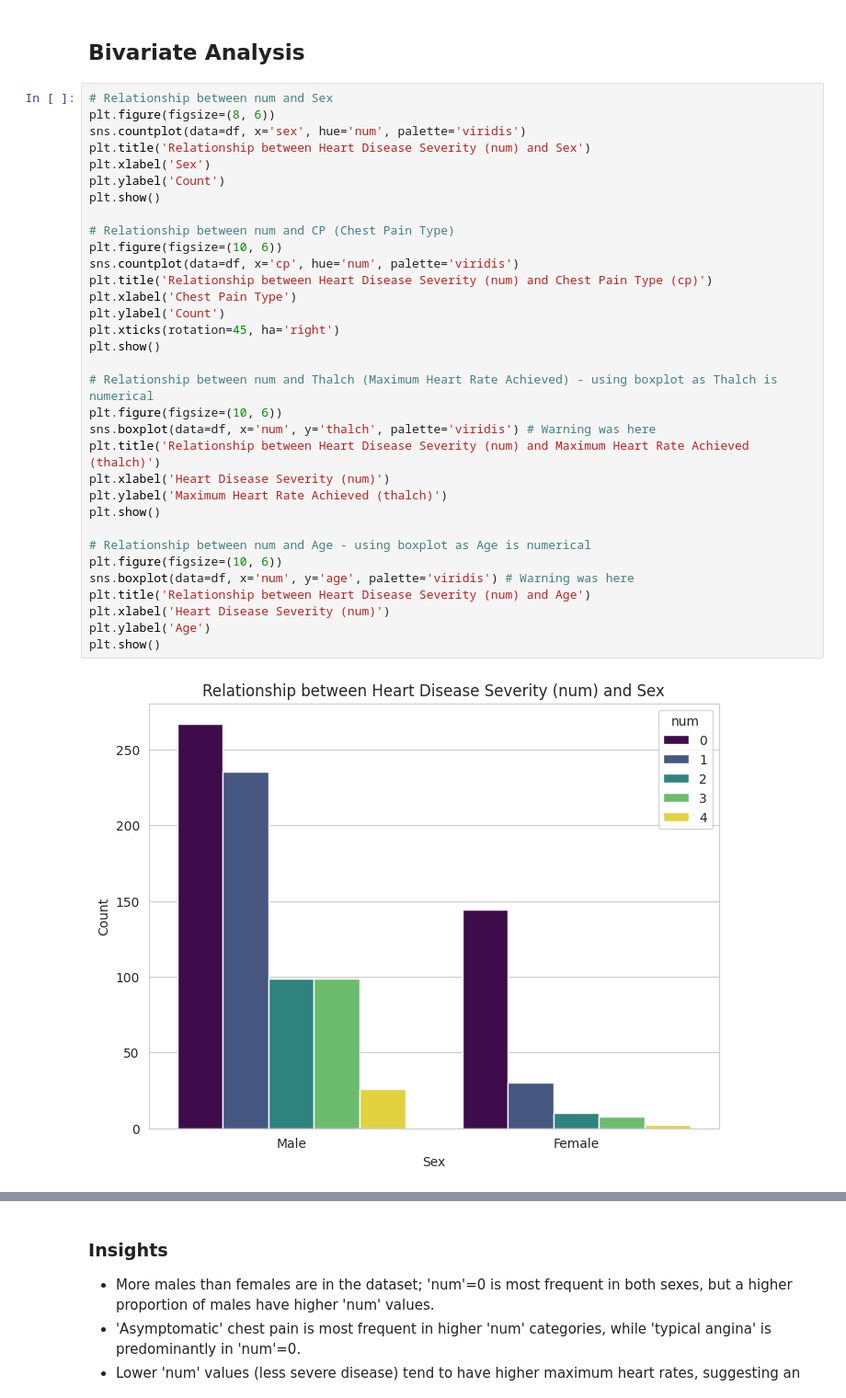
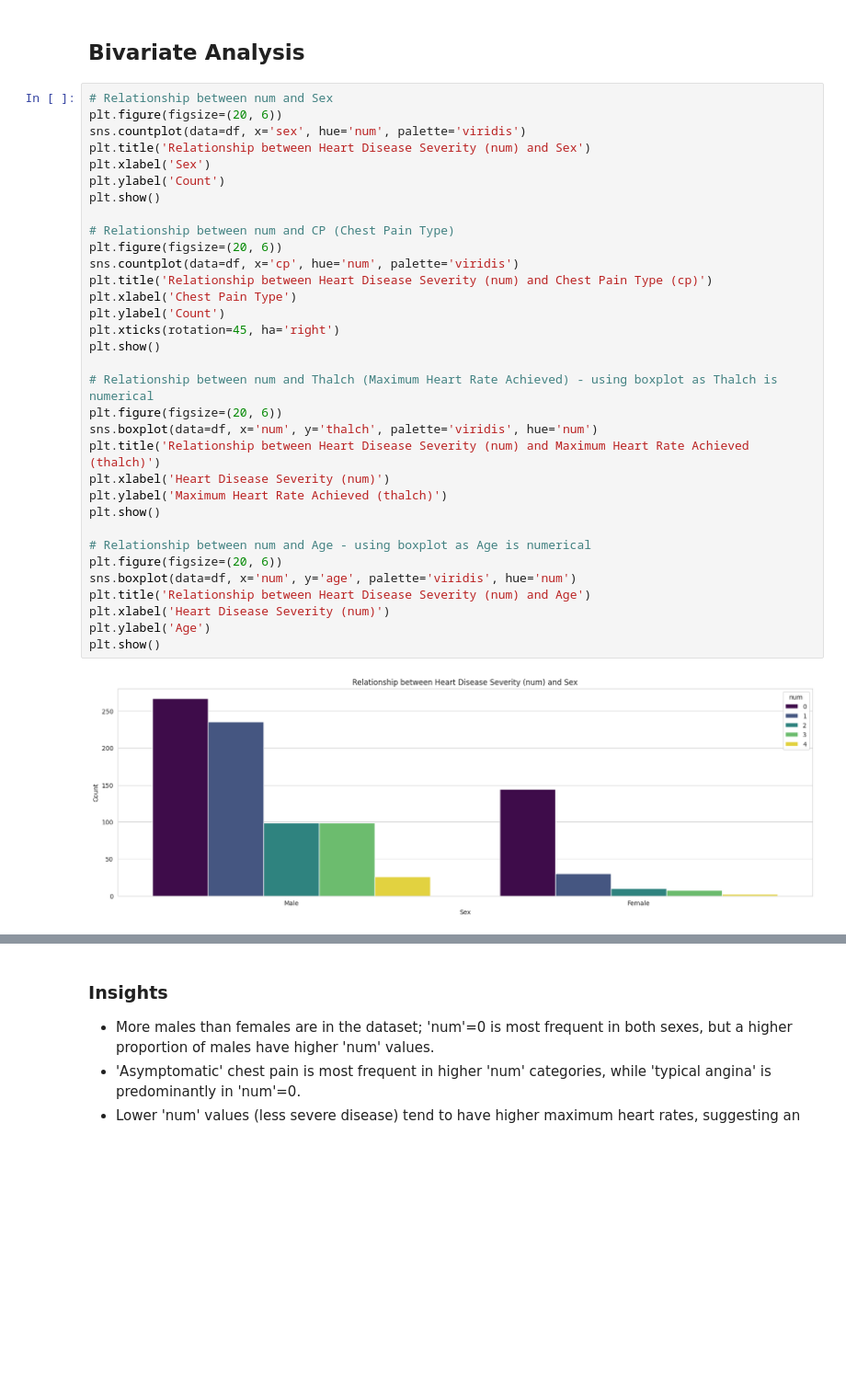
Before and after one commit to shrutishukla19/DS-Projects, a Jupyter notebook: L4 AI in Healthcare Building a Life-Saving Heart Disease Predictor/Heart_Disease_Predictor.ipynb, the cells around one changed output, grey strips where cells are left out. Shown at 92% size. Drawn from its saved outputs; the diff is of its cells as text; blank space fills up the shorter version.

```diff
--- a/L4 AI in Healthcare Building a Life-Saving Heart Disease Predictor/Heart_Disease_Predictor.ipynb
+++ b/L4 AI in Healthcare Building a Life-Saving Heart Disease Predictor/Heart_Disease_Predictor.ipynb
@@ -193,36 +193,36 @@ Distribution of Categorical Features:
 ## **Bivariate Analysis**
 # %%
 # Relationship between num and Sex
-plt.figure(figsize=(8, 6))
+plt.figure(figsize=(20, 6))
 sns.countplot(data=df, x='sex', hue='num', palette='viridis')
 plt.title('Relationship between Heart Disease Severity (num) and Sex')
 plt.xlabel('Sex')
 plt.ylabel('Count')
 plt.show()
 
 # Relationship between num and CP (Chest Pain Type)
-plt.figure(figsize=(10, 6))
+plt.figure(figsize=(20, 6))
 sns.countplot(data=df, x='cp', hue='num', palette='viridis')
 plt.title('Relationship between Heart Disease Severity (num) and Chest Pain Type (cp)')
 plt.xlabel('Chest Pain Type')
 plt.ylabel('Count')
 plt.xticks(rotation=45, ha='right')
 plt.show()
 
 # Relationship between num and Thalch (Maximum Heart Rate Achieved) - using boxplot as Thalch is numerical
-plt.figure(figsize=(10, 6))
-sns.boxplot(data=df, x='num', y='thalch', palette='viridis') # Warning was here
+plt.figure(figsize=(20, 6))
+sns.boxplot(data=df, x='num', y='thalch', palette='viridis', hue='num')
 plt.title('Relationship between Heart Disease Severity (num) and Maximum Heart Rate Achieved (thalch)')
 plt.xlabel('Heart Disease Severity (num)')
 plt.ylabel('Maximum Heart Rate Achieved (thalch)')
 plt.show()
 
 # Relationship between num and Age - using boxplot as Age is numerical
-plt.figure(figsize=(10, 6))
-sns.boxplot(data=df, x='num', y='age', palette='viridis') # Warning was here
+plt.figure(figsize=(20, 6))
+sns.boxplot(data=df, x='num', y='age', palette='viridis', hue='num')
 plt.title('Relationship between Heart Disease Severity (num) and Age')
 plt.xlabel('Heart Disease Severity (num)')
 plt.ylabel('Age')
 plt.show()
 # %% [output]
-[figure, old version]
+[figure, new version]
```
Also changed, not shown: parts of 10 cells of this notebook.
